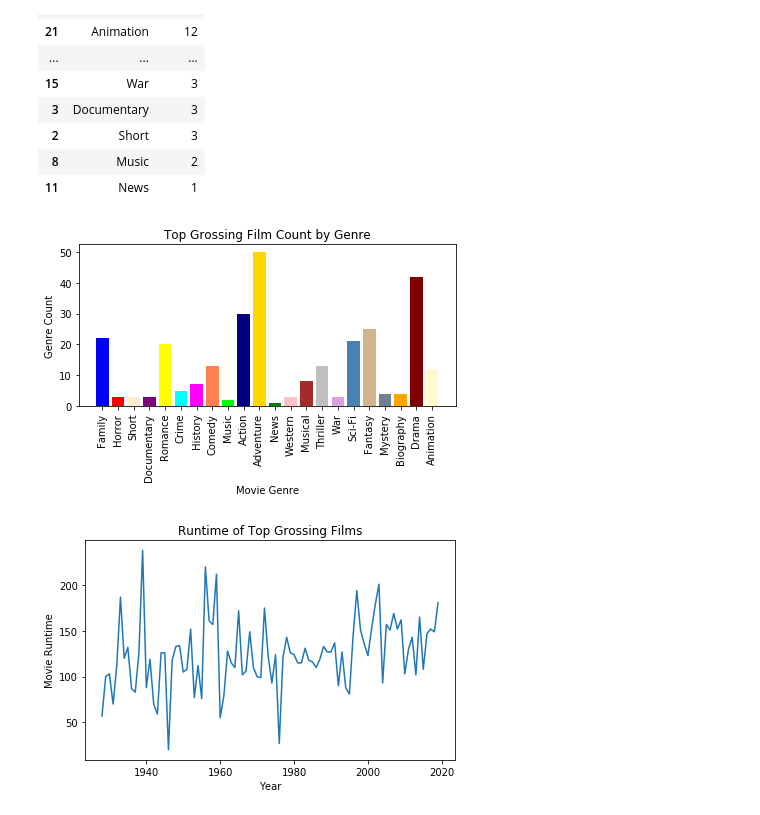
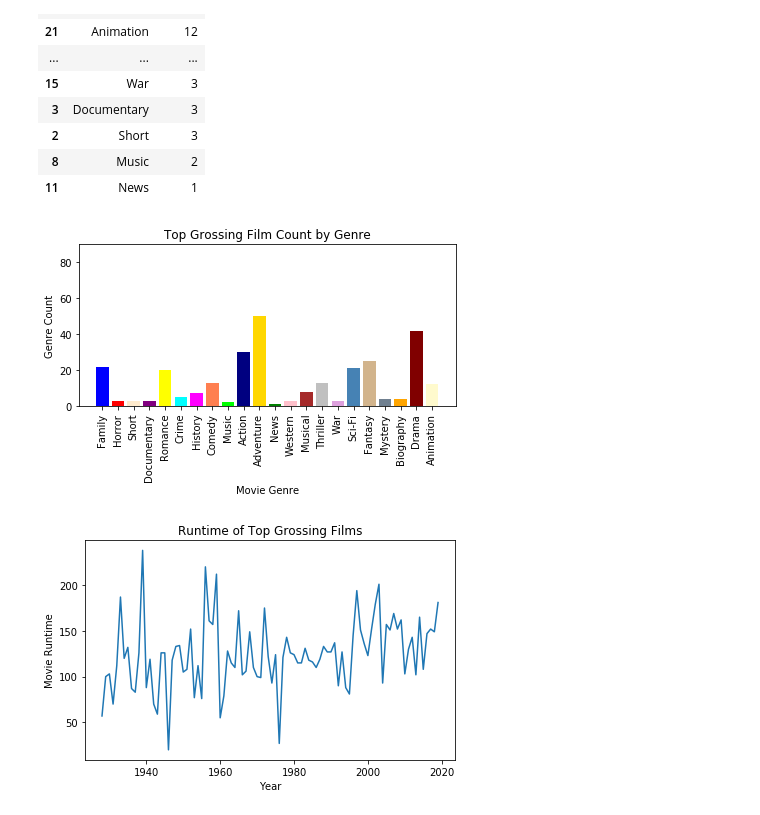
Before and after one commit to meganfoster/Group_5_Project_1, a Jupyter notebook: Final Visualizations.ipynb, the cells around one changed output. Saved outputs shown, nothing was run; the diff lists cells and outputs as text; code cells hidden in the pictures.

Commit message:
fixed an error on the genre bar graph

```diff
--- a/Final Visualizations.ipynb
+++ b/Final Visualizations.ipynb
@@ -323,29 +323,30 @@ genre_grossing_df.sort_values(by=['Count'], ascending = False)
 # %%
 #creating a list of colors so we can run our first bar graph with different colors for each genre
 
 colors = ['blue', 'red', 'blanchedalmond','purple','yellow','aqua','magenta','coral','lime','navy','gold','green','pink','brown',\
          'silver','plum','steelblue','tan', 'slategray','orange', 'maroon','lemonchiffon']
 
 #plotting the bar graph of the different film genres and their count
 
 plt.bar(genre_list_grossing, genre_counts_grossing, color=colors)
 
 #setting the tick locations and tick values...along with the labels and title
 
 tick_locations = [value for value in genre_list_grossing]
 plt.xticks(tick_locations, rotation = 'vertical')
 plt.xlabel('Movie Genre')
 plt.ylabel('Genre Count')
 plt.title('Top Grossing Film Count by Genre')
+plt.ylim((0,90))
 plt.tight_layout()
 
 #saving the figure to a png file and showing it in our notebook
 
 plt.savefig("Images/Top_Grossing_Genre.png")
 
 plt.show()
 # %% [output]
-[figure, old version]
+[figure, new version]
 # %%
 #plotting a line graph based on the year of each top grossing film by their runtime
 
```
Also changed, not shown: 1 other file.
